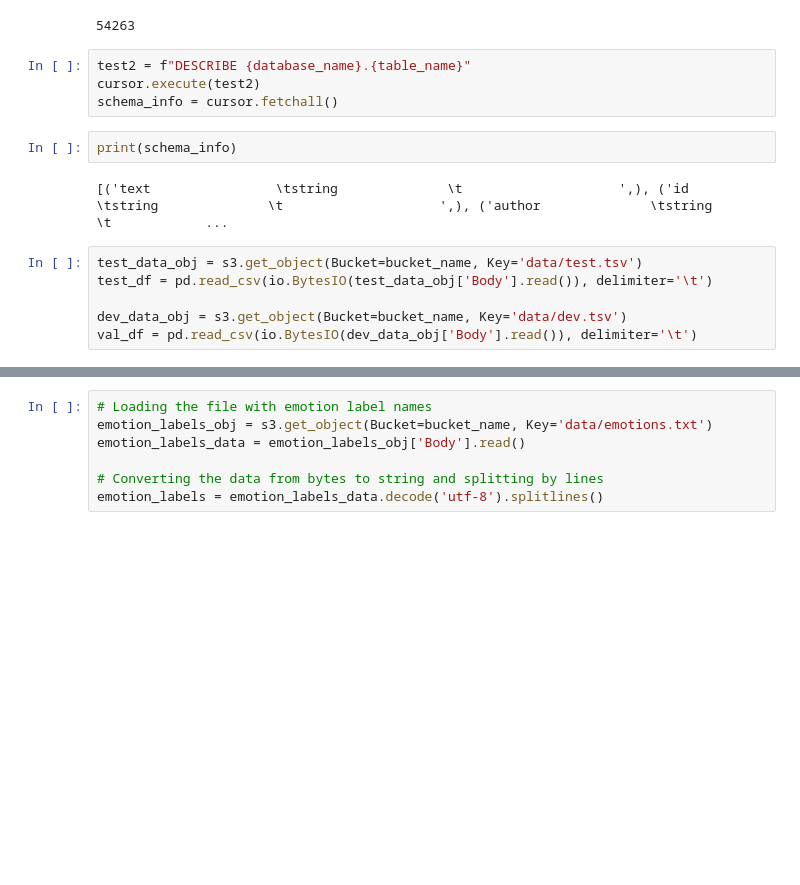
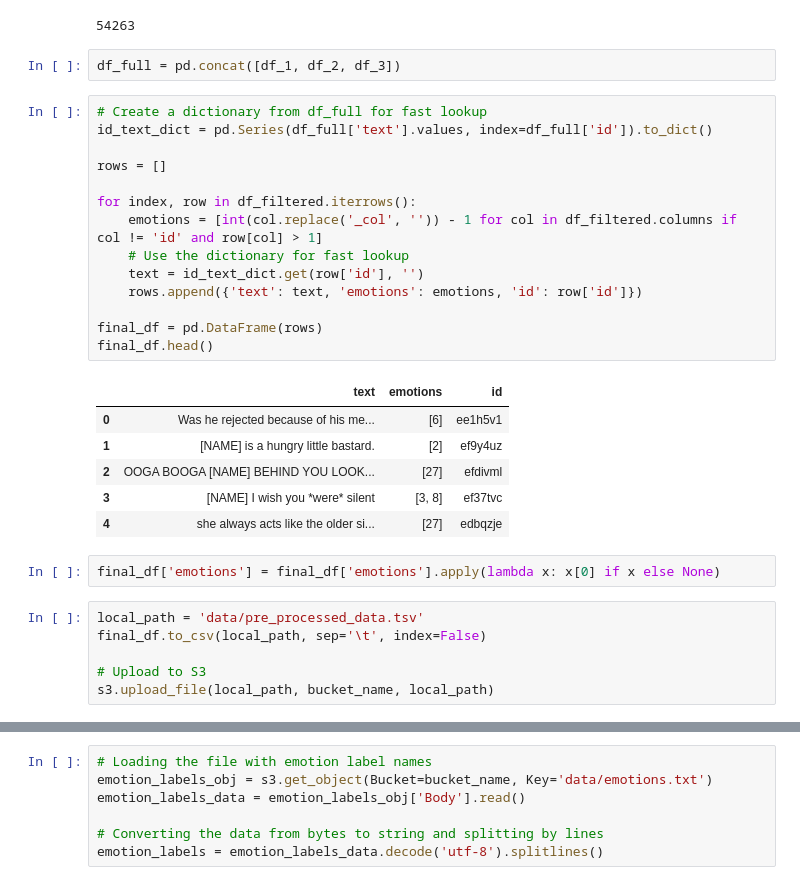
Before and after one commit to jeffreykthomas/AAI-540-Final, a Jupyter notebook: notebook.ipynb, the cells around one changed output, grey strips where cells are left out. Cells and saved outputs as stored; diff of their text form; blank space fills up the shorter version.

Commit message:
Use tsv as source for table

```diff
--- a/notebook.ipynb
+++ b/notebook.ipynb
@@ -232,18 +249,35 @@ df_filtered.head()
 len(df_filtered)
 # %% [output]
 54263
+# %%
+df_full = pd.concat([df_1, df_2, df_3])
 # %%
-test2 = f"DESCRIBE {database_name}.{table_name}"
-cursor.execute(test2)
-schema_info = cursor.fetchall()
+# Create a dictionary from df_full for fast lookup
+id_text_dict = pd.Series(df_full['text'].values, index=df_full['id']).to_dict()
+
+rows = []
+
+for index, row in df_filtered.iterrows():
+    emotions = [int(col.replace('_col', '')) - 1 for col in df_filtered.columns if col != 'id' and row[col] > 1]
+    # Use the dictionary for fast lookup
+    text = id_text_dict.get(row['id'], '')
+    rows.append({'text': text, 'emotions': emotions, 'id': row['id']})
+
+final_df = pd.DataFrame(rows)
+final_df.head()
+# %% [output]
+|  | text | emotions | id |
+| 0 | Was he rejected because of his me... | [6] | ee1h5v1 |
+| 1 | [NAME] is a hungry little bastard. | [2] | ef9y4uz |
+| 2 | OOGA BOOGA [NAME] BEHIND YOU LOOK... | [27] | efdivml |
+| 3 | [NAME] I wish you *were* silent | [3, 8] | ef37tvc |
+| 4 | she always acts like the older si... | [27] | edbqzje |
 # %%
-print(schema_info)
+final_df['emotions'] = final_df['emotions'].apply(lambda x: x[0] if x else None)
-# %% [output]
-[('text                \tstring              \t                    ',), ('id                  \tstring              \t                    ',), ('author              \tstring              \t            ...
-# %%
-test_data_obj = s3.get_object(Bucket=bucket_name, Key='data/test.tsv')
-test_df = pd.read_csv(io.BytesIO(test_data_obj['Body'].read()), delimiter='\t')
-
-dev_data_obj = s3.get_object(Bucket=bucket_name, Key='data/dev.tsv')
-val_df = pd.read_csv(io.BytesIO(dev_data_obj['Body'].read()), delimiter='\t')
+# %%
+local_path = 'data/pre_processed_data.tsv'
+final_df.to_csv(local_path, sep='\t', index=False)
+
+# Upload to S3
+s3.upload_file(local_path, bucket_name, local_path)
 # %%
```
Also changed, not shown: parts of 16 cells of this notebook.
